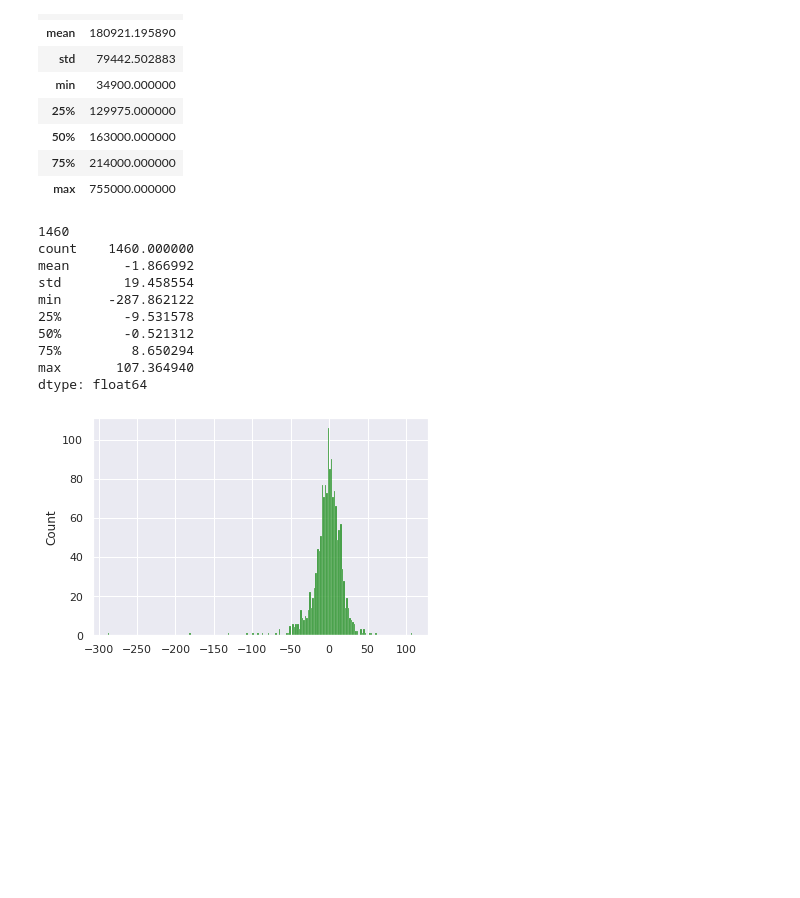
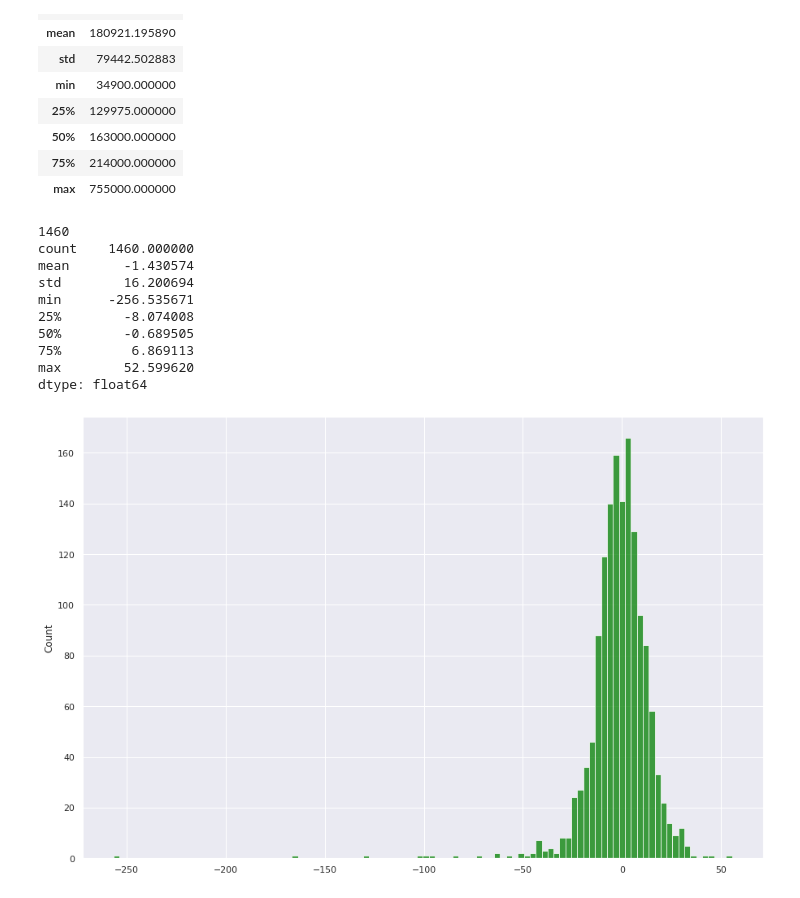
Before and after one commit to sipocz/Colab, a Jupyter notebook: Ames_house_pricing_analysis_step_2.ipynb, the cells around one changed output. Drawn from its saved outputs; the diff is of its cells as text; code cells hidden in the pictures; blank space fills up the shorter version.

```diff
--- a/Ames_house_pricing_analysis_step_2.ipynb
+++ b/Ames_house_pricing_analysis_step_2.ipynb
@@ -389,0 +479,16 @@ Functional ellenőrzése !
+# %%
+
+for j,i in enumerate(df.columns):
+    print(j, i)
+pos=78
+for i in range(len(df)):
+    pass
+    #print(df.iloc[i,pos])
+    if df.iloc[i,pos]=="Normal":
+        pass
+        print("true",df.iloc[i,pos])
+    else:
+        print("FAlse",df.iloc[i,pos])
+        df.iloc[i,pos]=np.nan
+        pass
+#df.dropna(inplace=True)
@@ -389,0 +537,8 @@ Functional ellenőrzése !
+# %%
+for i in range(len(df)):
+    pass
+    print(df.iloc[i,79])
+    if df.iloc[i,79]=="Normal":
+        print("Normal")
+    else:
+        print("bula")
@@ -390,5 +591,5 @@ Functional ellenőrzése !
 # %%
-ndb=14
+ndb=40
 correlacio=df.corr()
 print(correlacio)
 plt.figure(figsize=(10,10))
@@ -426,5 +630,13 @@ nlarge=list((l1+l2[1:]))
 
 print(nlarge)
 print(len(nlarge))
+
+
+for i in df.columns:
+    if i not in nlarge:
+        df.drop(columns=[i], inplace=True)
+
+
+df.head()
 # %% [output]
 ['SalePrice', 'OverallQual', 'GrLivArea', 'GarageCars', 'GarageArea', 'TotalBsmtSF', '1stFlrSF', 'FullBath', 'BsmtQual_Ex', 'TotRmsAbvGrd', 'YearBuilt', 'YearRemodAdd', 'KitchenQual_Ex', 'Foundation_P ...
@@ -570,32 +858,32 @@ Y.describe()
 # %%
 delta_list=[]
 import seaborn as sns
 h=len(df["SalePrice"])
 print(h)
 sns.set()
 for i in range(h):
     #print(i)
 
     deltapercent=(Y.iloc[i,0]-lreg_pred[i])/Y.iloc[i,0]*100
     #print(f"{i} --{deltapercent}")
     delta_list.append(deltapercent[0])
 
 
-
-sns.histplot(delta_list,color="green", binwidth=2,);
+plt.figure(figsize=(15,10))
+sns.histplot(delta_list,color="green", binwidth=3,);
 
 a=pd.Series(delta_list)
 #print(endofparam,a.describe())
 print(a.describe())
 # %% [output]
 1460
 count    1460.000000
-mean       -1.866992
-std        19.458554
-min      -287.862122
-25%        -9.531578
-50%        -0.521312
-75%         8.650294
-max       107.364940
+mean       -1.430574
+std        16.200694
+min      -256.535671
+25%        -8.074008
+50%        -0.689505
+75%         6.869113
+max        52.599620
 dtype: float64
-[figure, old version]
+[figure, new version]
```
Also changed, not shown: parts of 25 cells of this notebook.
